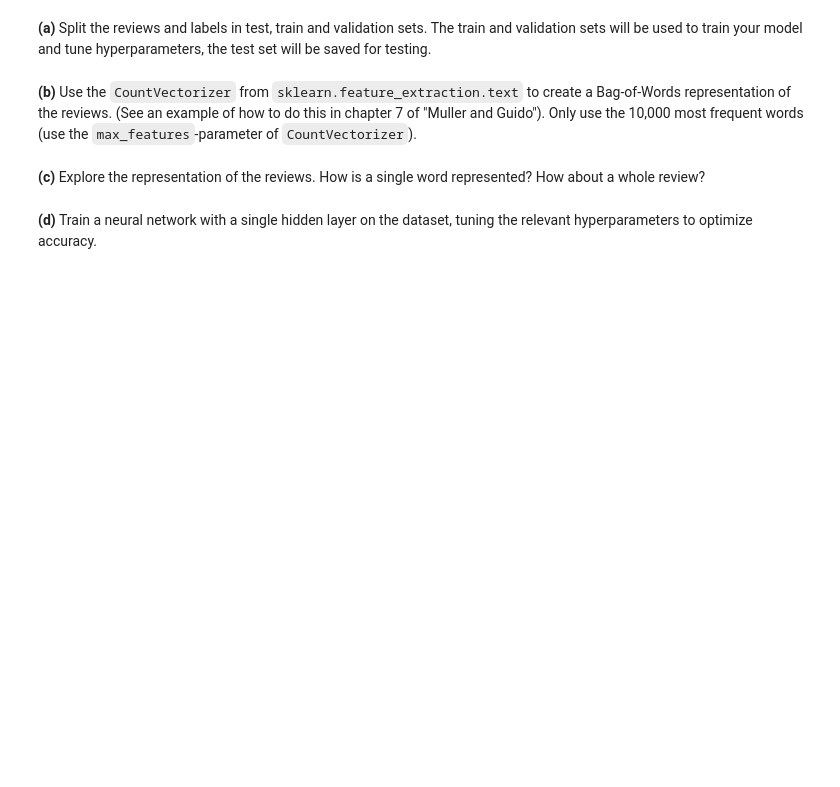
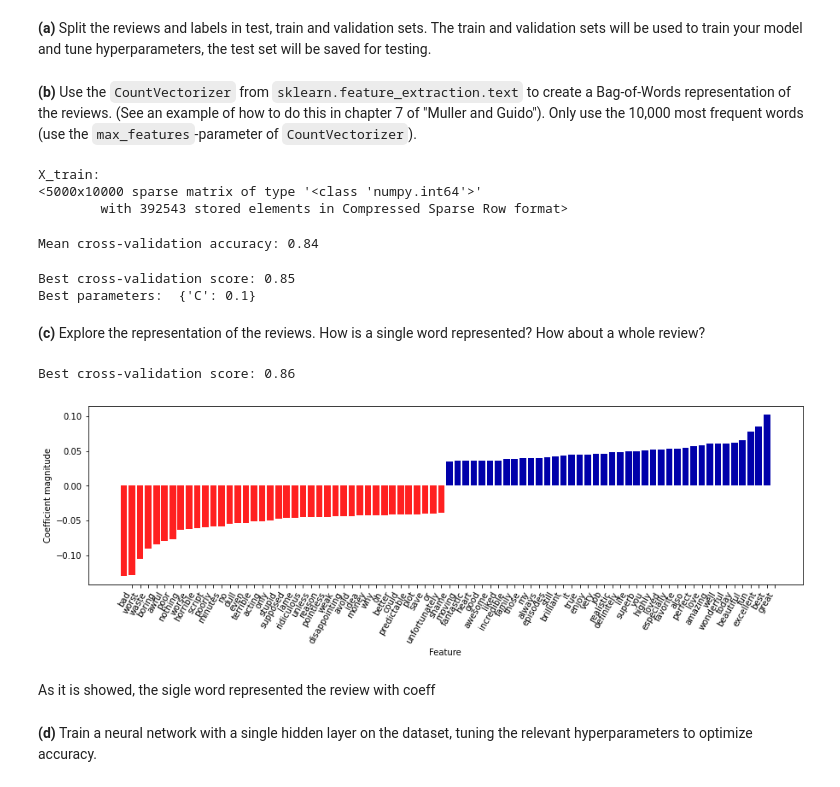
Before and after one commit to saeculumx/MAL_poj, a Jupyter notebook: MAL1 Project 2022.ipynb, the cells around one changed output. Saved outputs shown, nothing was run; the diff lists cells and outputs as text; code cells hidden in the pictures; blank space fills up the shorter version.

```diff
--- a/MAL1 Project 2022.ipynb
+++ b/MAL1 Project 2022.ipynb
@@ -2395,8 +2350,72 @@ print(reviews.head())
 # %% [markdown]
 **(a)** Split the reviews and labels in test, train and validation sets. The train and validation sets will be used to train your model and tune hyperparameters, the test set will be saved for testing.
+# %%
+X = reviews
+y = labels
+X_train, X_re, y_train, y_re = train_test_split(X, y, test_size=0.8, random_state=69)
+X_test, X_valid, y_test, y_valid = train_test_split(X_re, y_re, test_size=0.75, random_state=69)
 # %% [markdown]
 **(b)** Use the `CountVectorizer` from `sklearn.feature_extraction.text` to create a Bag-of-Words representation of the reviews. (See an example of how to do this in chapter 7 of "Muller and Guido"). Only use the 10,000 most frequent words (use the `max_features`-parameter of `CountVectorizer`).
+# %%
+from sklearn.feature_extraction.text import CountVectorizer
+
+vect = CountVectorizer(max_features=10000, min_df=5, stop_words="english")
+vect.fit(X_train.loc[:, 0])
+X_train_transformed = vect.transform(X_train.loc[:, 0])
+X_test_transformed = vect.transform(X_test.loc[:, 0])
+X_valid_transformed = vect.transform(X_valid.loc[:, 0])
+print("X_train:\n{}".format(repr(X_train_transformed)))
+feature_names = vect.get_feature_names()
+# %% [output]
+X_train:
+<5000x10000 sparse matrix of type '<class 'numpy.int64'>'
+        with 392543 stored elements in Compressed Sparse Row format>
+# %%
+from sklearn.model_selection import cross_val_score
+from sklearn.linear_model import LogisticRegression
+
+scores = cross_val_score(LogisticRegression(), X_train_transformed, y_train, cv=5)
+print("Mean cross-validation accuracy: {:.2f}".format(np.mean(scores)))
+# %% [output]
+Mean cross-validation accuracy: 0.84
+# %%
+from sklearn.model_selection import GridSearchCV
+
+param_grid = {'C': [0.001, 0.01, 0.1, 1, 10]}
+grid = GridSearchCV(LogisticRegression(), param_grid, cv=5)
+grid.fit(X_train_transformed, y_train)
+print("Best cross-validation score: {:.2f}".format(grid.best_score_))
+print("Best parameters: ", grid.best_params_)
+# %% [output]
+Best cross-validation score: 0.85
+Best parameters:  {'C': 0.1}
 # %% [markdown]
 **(c)** Explore the representation of the reviews. How is a single word represented? How about a whole review?
+# %%
+import mglearn
+from sklearn.feature_extraction.text import TfidfVectorizer
+from sklearn.pipeline import make_pipeline
+
+pipe = make_pipeline(TfidfVectorizer(min_df=5, norm=None),
+                     LogisticRegression())
+param_grid = {'logisticregression__C': [0.001, 0.01, 0.1, 1, 10]}
+grid = GridSearchCV(pipe, param_grid, cv=5)
+grid.fit(X_train.loc[:, 0], y_train)
+print("Best cross-validation score: {:.2f}".format(grid.best_score_))
+
+vectorizer = grid.best_estimator_.named_steps["tfidfvectorizer"]
+X_train_vec = vectorizer.transform(X_train.loc[:, 0])
+max_value = X_train_vec.max(axis=0).toarray().ravel()
+sorted_by_tfidf = max_value.argsort()
+feature_names = np.array(vectorizer.get_feature_names())
+
+mglearn.tools.visualize_coefficients(
+    grid.best_estimator_.named_steps["logisticregression"].coef_,
+    feature_names, n_top_features=40)
+# %% [output]
+Best cross-validation score: 0.86
+[figure, added]
+# %% [markdown]
+As it is showed, the sigle word represented the review with coeff
 # %% [markdown]
 **(d)** Train a neural network with a single hidden layer on the dataset, tuning the relevant hyperparameters to optimize accuracy.
```
Also changed, not shown: parts of 22 cells of this notebook, 5 other files.
